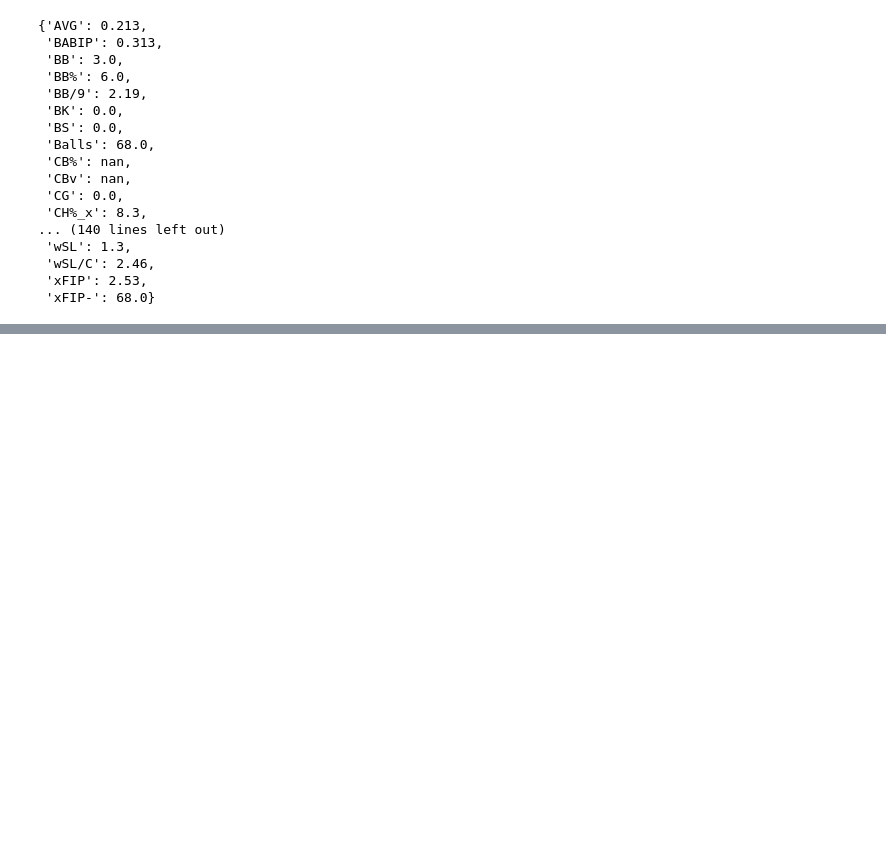
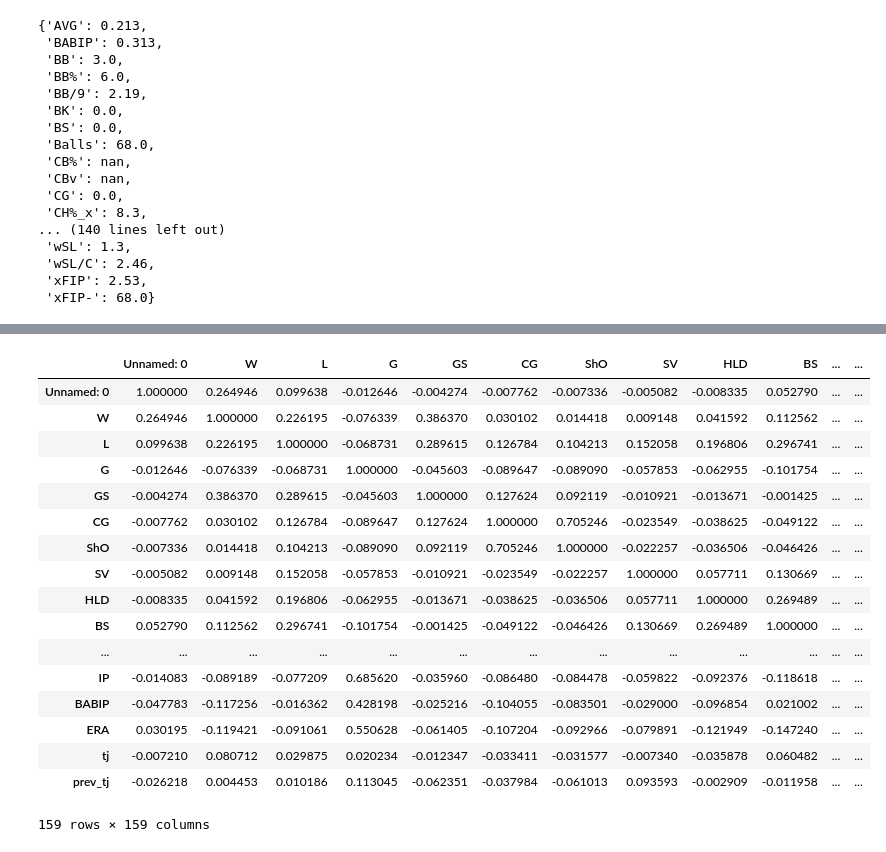
Before and after one commit to anthonygesek/tj_predictor, a Jupyter notebook: TJtime.ipynb, the cells around one changed output, grey strips where cells are left out. Cells and saved outputs as stored; diff of their text form; code cells hidden in the pictures; blank space fills up the shorter version.

```diff
--- a/TJtime.ipynb
+++ b/TJtime.ipynb
@@ -452,0 +457,2 @@ pitchers_2015[pitchers_2015['playerid'] == 15671]
+# %%
+pitchers_2014_15_diff = pitchers_2014_15_avg
@@ -452,0 +461,33 @@ pitchers_2015[pitchers_2015['playerid'] == 15671]
+# %%
+for index, row in pitchers_2014_15_diff.iterrows():
+    if str(row['playerid']) in tj_dict and tj_dict[row['playerid']]['year'] == 2016:
+        pitchers_2014_15_diff.loc[index, 'tj'] = 1
+    else:
+        pitchers_2014_15_diff.loc[index, 'tj'] = 0
+# %%
+for index, row in pitchers_2014_15_diff.iterrows():
+    if row['playerid'] in tj_dict:
+        pitchers_2014_15_diff.loc[index, 'prev_tj'] = 1
+    else:
+        pitchers_2014_15_diff.loc[index, 'prev_tj'] = 0
+# %%
+pitchers_2014_15_diff.corr()
+# %% [output]
+|  | Unnamed: 0 | W | L | G | GS | CG | ShO | SV | HLD | BS | ... | ... |
+| Unnamed: 0 | 1.000000 | 0.264946 | 0.099638 | -0.012646 | -0.004274 | -0.007762 | -0.007336 | -0.005082 | -0.008335 | 0.052790 | ... | ... |
+| W | 0.264946 | 1.000000 | 0.226195 | -0.076339 | 0.386370 | 0.030102 | 0.014418 | 0.009148 | 0.041592 | 0.112562 | ... | ... |
+| L | 0.099638 | 0.226195 | 1.000000 | -0.068731 | 0.289615 | 0.126784 | 0.104213 | 0.152058 | 0.196806 | 0.296741 | ... | ... |
+| G | -0.012646 | -0.076339 | -0.068731 | 1.000000 | -0.045603 | -0.089647 | -0.089090 | -0.057853 | -0.062955 | -0.101754 | ... | ... |
+| GS | -0.004274 | 0.386370 | 0.289615 | -0.045603 | 1.000000 | 0.127624 | 0.092119 | -0.010921 | -0.013671 | -0.001425 | ... | ... |
+| CG | -0.007762 | 0.030102 | 0.126784 | -0.089647 | 0.127624 | 1.000000 | 0.705246 | -0.023549 | -0.038625 | -0.049122 | ... | ... |
+| ShO | -0.007336 | 0.014418 | 0.104213 | -0.089090 | 0.092119 | 0.705246 | 1.000000 | -0.022257 | -0.036506 | -0.046426 | ... | ... |
+| SV | -0.005082 | 0.009148 | 0.152058 | -0.057853 | -0.010921 | -0.023549 | -0.022257 | 1.000000 | 0.057711 | 0.130669 | ... | ... |
+| HLD | -0.008335 | 0.041592 | 0.196806 | -0.062955 | -0.013671 | -0.038625 | -0.036506 | 0.057711 | 1.000000 | 0.269489 | ... | ... |
+| BS | 0.052790 | 0.112562 | 0.296741 | -0.101754 | -0.001425 | -0.049122 | -0.046426 | 0.130669 | 0.269489 | 1.000000 | ... | ... |
+| ... | ... | ... | ... | ... | ... | ... | ... | ... | ... | ... | ... | ... |
+| IP | -0.014083 | -0.089189 | -0.077209 | 0.685620 | -0.035960 | -0.086480 | -0.084478 | -0.059822 | -0.092376 | -0.118618 | ... | ... |
+| BABIP | -0.047783 | -0.117256 | -0.016362 | 0.428198 | -0.025216 | -0.104055 | -0.083501 | -0.029000 | -0.096854 | 0.021002 | ... | ... |
+| ERA | 0.030195 | -0.119421 | -0.091061 | 0.550628 | -0.061405 | -0.107204 | -0.092966 | -0.079891 | -0.121949 | -0.147240 | ... | ... |
+| tj | -0.007210 | 0.080712 | 0.029875 | 0.020234 | -0.012347 | -0.033411 | -0.031577 | -0.007340 | -0.035878 | 0.060482 | ... | ... |
+| prev_tj | -0.026218 | 0.004453 | 0.010186 | 0.113045 | -0.062351 | -0.037984 | -0.061013 | 0.093593 | -0.002909 | -0.011958 | ... | ... |
+159 rows × 159 columns
```
Also changed, not shown: parts of 31 cells of this notebook, 2 other files.
